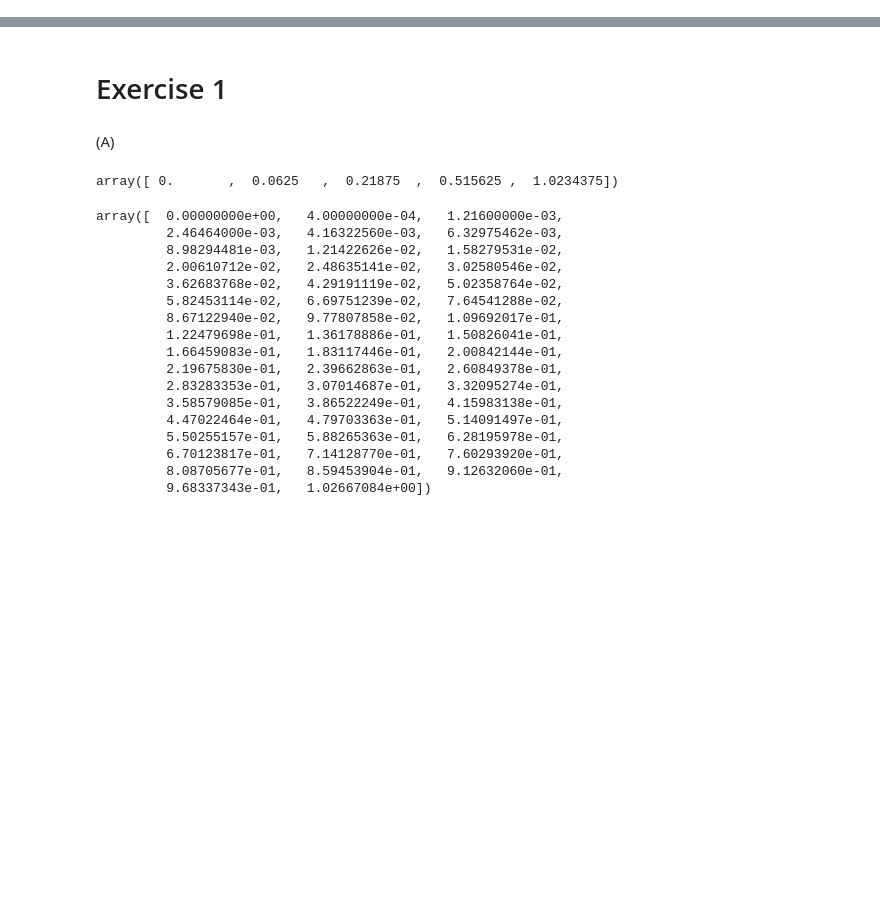
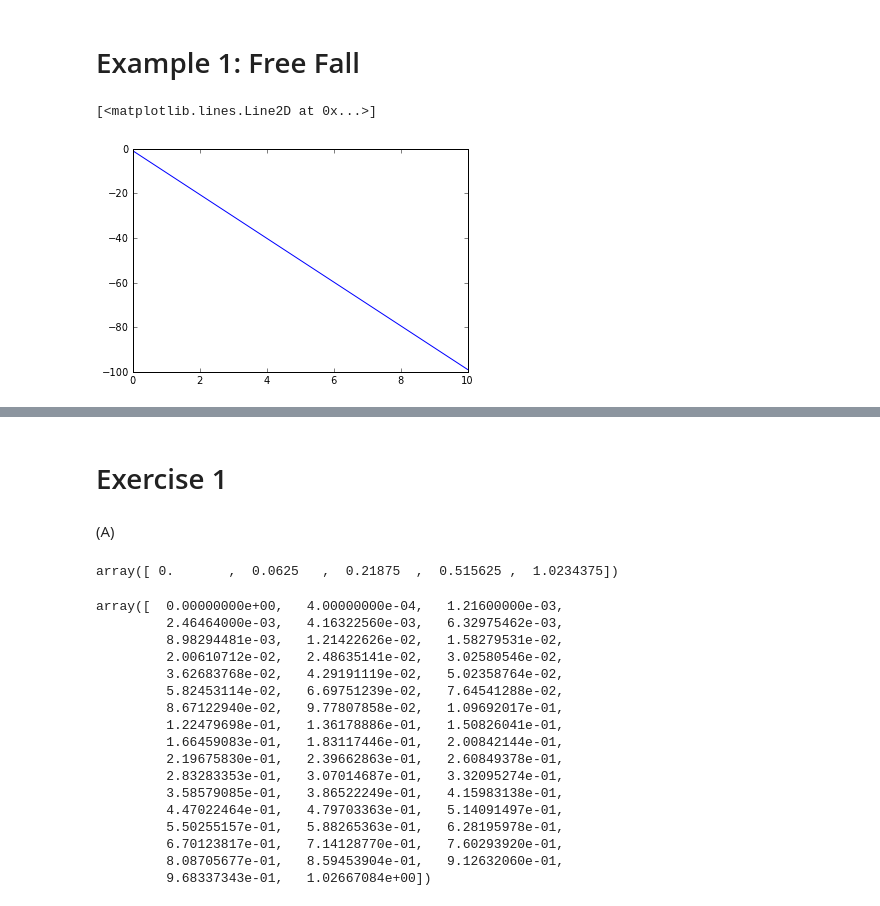
Before and after one commit to aalittlephys202/PHYS202-S13, a Jupyter notebook: Week7/EulerMethods 5-16.ipynb, the cells around one changed output, grey strips where cells are left out. Drawn from its saved outputs; the diff is of its cells as text; code cells hidden in the pictures; blank space fills up the shorter version.

```diff
--- a/Week7/EulerMethods 5-16.ipynb
+++ b/Week7/EulerMethods 5-16.ipynb
@@ -0,0 +1,15 @@
+# %% [markdown]
+Example 1: Free Fall
+=
+# %%
+g = -9.8 #gravitational acceleration
+dt = .1 # time step
+y = arange(0.,10.1,dt)
+v_y = zeros(y.shape)
+v_y[0] = 0 #initial velocity = 0
+for i in range(y.shape[0]):
+    v_y[i] = v_y[i-1] + g*dt #get velocity for each step
+plot(y,v_y)
+# %% [output]
+[<matplotlib.lines.Line2D at 0x...>]
+[figure, added]
```
Also changed, not shown: parts of 4 cells of this notebook.
